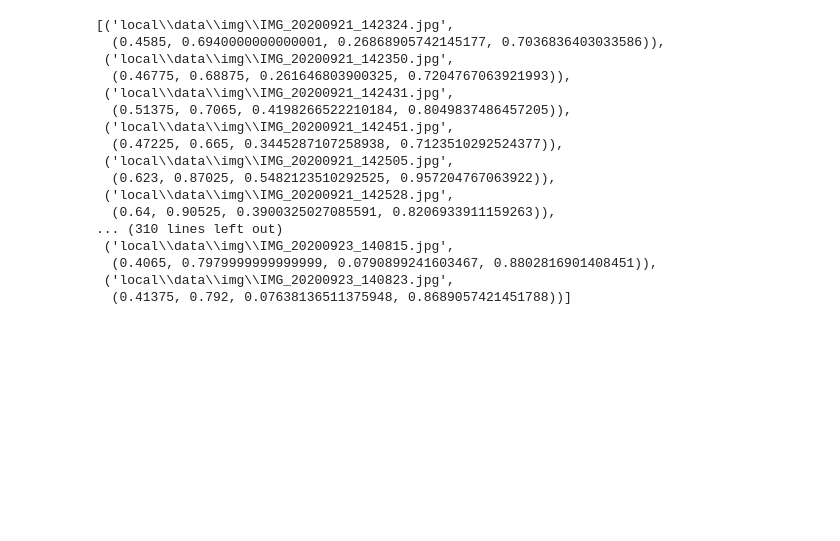
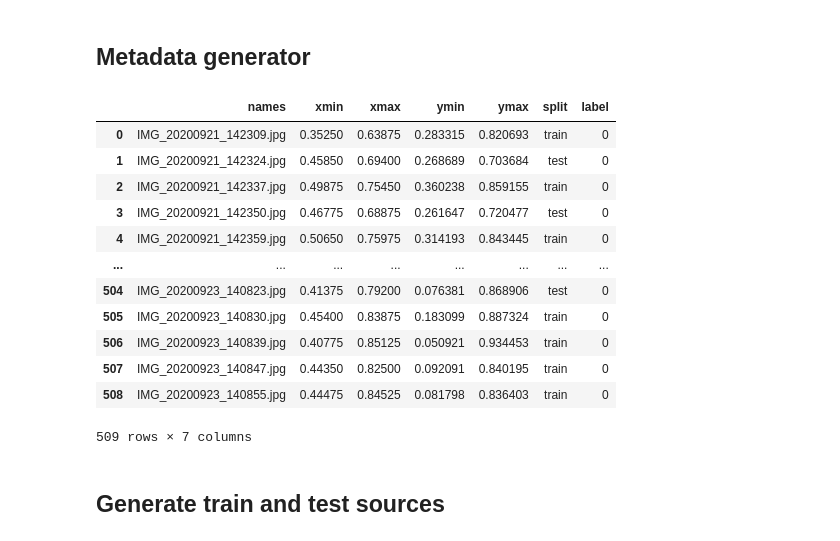
Before and after one commit to jeussej/monografia, a Jupyter notebook: main.ipynb, the cells around one changed output. Drawn from its saved outputs; the diff is of its cells as text; code cells hidden in the pictures; blank space fills up the shorter version.

```diff
--- a/main.ipynb
+++ b/main.ipynb
@@ -5,25 +10,24 @@ import matplotlib.pyplot as plt
+# %% [markdown]
+## Metadata generator
 # %%
 metadata=pre.create_and_read_metadata()
+metadata
+# %% [output]
+|  | names | xmin | xmax | ymin | ymax | split | label |
+| 0 | IMG_20200921_142309.jpg | 0.35250 | 0.63875 | 0.283315 | 0.820693 | train | 0 |
+| 1 | IMG_20200921_142324.jpg | 0.45850 | 0.69400 | 0.268689 | 0.703684 | test | 0 |
+| 2 | IMG_20200921_142337.jpg | 0.49875 | 0.75450 | 0.360238 | 0.859155 | train | 0 |
+| 3 | IMG_20200921_142350.jpg | 0.46775 | 0.68875 | 0.261647 | 0.720477 | test | 0 |
+| 4 | IMG_20200921_142359.jpg | 0.50650 | 0.75975 | 0.314193 | 0.843445 | train | 0 |
+| ... | ... | ... | ... | ... | ... | ... | ... |
+| 504 | IMG_20200923_140823.jpg | 0.41375 | 0.79200 | 0.076381 | 0.868906 | test | 0 |
+| 505 | IMG_20200923_140830.jpg | 0.45400 | 0.83875 | 0.183099 | 0.887324 | train | 0 |
+| 506 | IMG_20200923_140839.jpg | 0.40775 | 0.85125 | 0.050921 | 0.934453 | train | 0 |
+| 507 | IMG_20200923_140847.jpg | 0.44350 | 0.82500 | 0.092091 | 0.840195 | train | 0 |
+| 508 | IMG_20200923_140855.jpg | 0.44475 | 0.84525 | 0.081798 | 0.836403 | train | 0 |
+509 rows × 7 columns
+# %% [markdown]
+## Generate train and test sources
 # %%
 train_sources = pre.build_sources_from_metadata(metadata)
 test_sources = pre.build_sources_from_metadata(metadata, mode='test')
-# %%
-test_sources
-# %% [output]
-[('local\\data\\img\\IMG_20200921_142324.jpg',
-  (0.4585, 0.6940000000000001, 0.26868905742145177, 0.7036836403033586)),
- ('local\\data\\img\\IMG_20200921_142350.jpg',
-  (0.46775, 0.68875, 0.261646803900325, 0.7204767063921993)),
- ('local\\data\\img\\IMG_20200921_142431.jpg',
-  (0.51375, 0.7065, 0.4198266522210184, 0.8049837486457205)),
- ('local\\data\\img\\IMG_20200921_142451.jpg',
-  (0.47225, 0.665, 0.3445287107258938, 0.7123510292524377)),
- ('local\\data\\img\\IMG_20200921_142505.jpg',
-  (0.623, 0.87025, 0.5482123510292525, 0.957204767063922)),
- ('local\\data\\img\\IMG_20200921_142528.jpg',
-  (0.64, 0.90525, 0.3900325027085591, 0.8206933911159263)),
-... (310 lines left out)
- ('local\\data\\img\\IMG_20200923_140815.jpg',
-  (0.4065, 0.7979999999999999, 0.0790899241603467, 0.8802816901408451)),
- ('local\\data\\img\\IMG_20200923_140823.jpg',
-  (0.41375, 0.792, 0.07638136511375948, 0.8689057421451788))]
```
Also changed, not shown: parts of 24 cells of this notebook, 2 other files.
